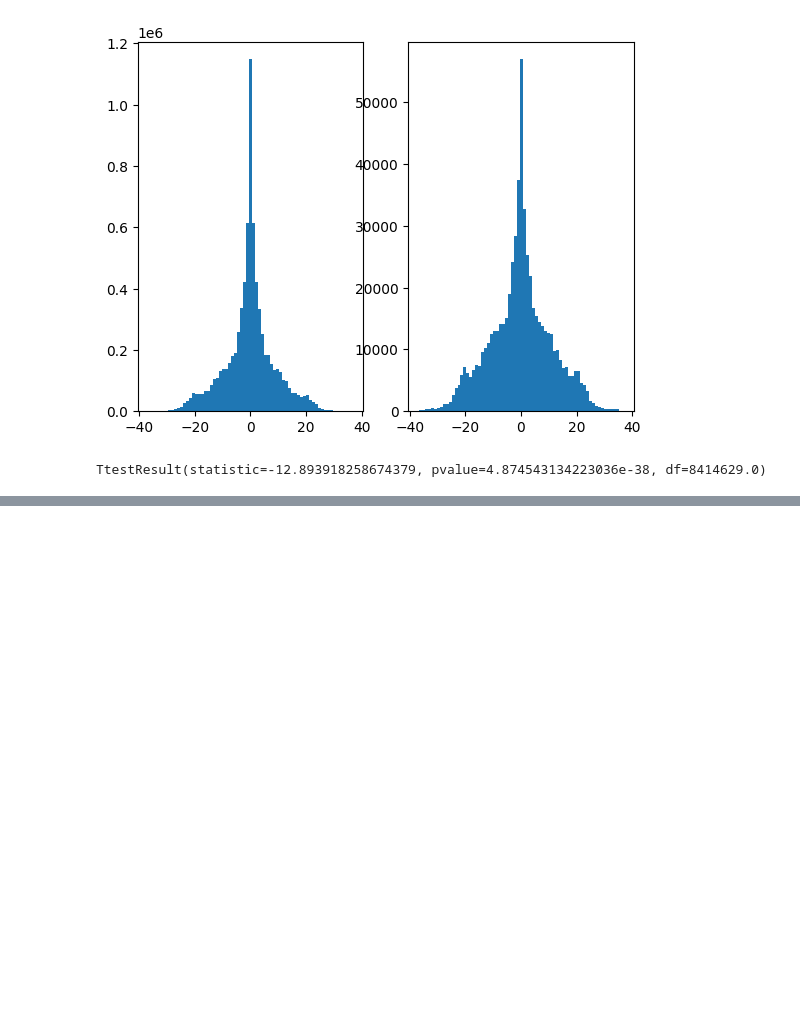
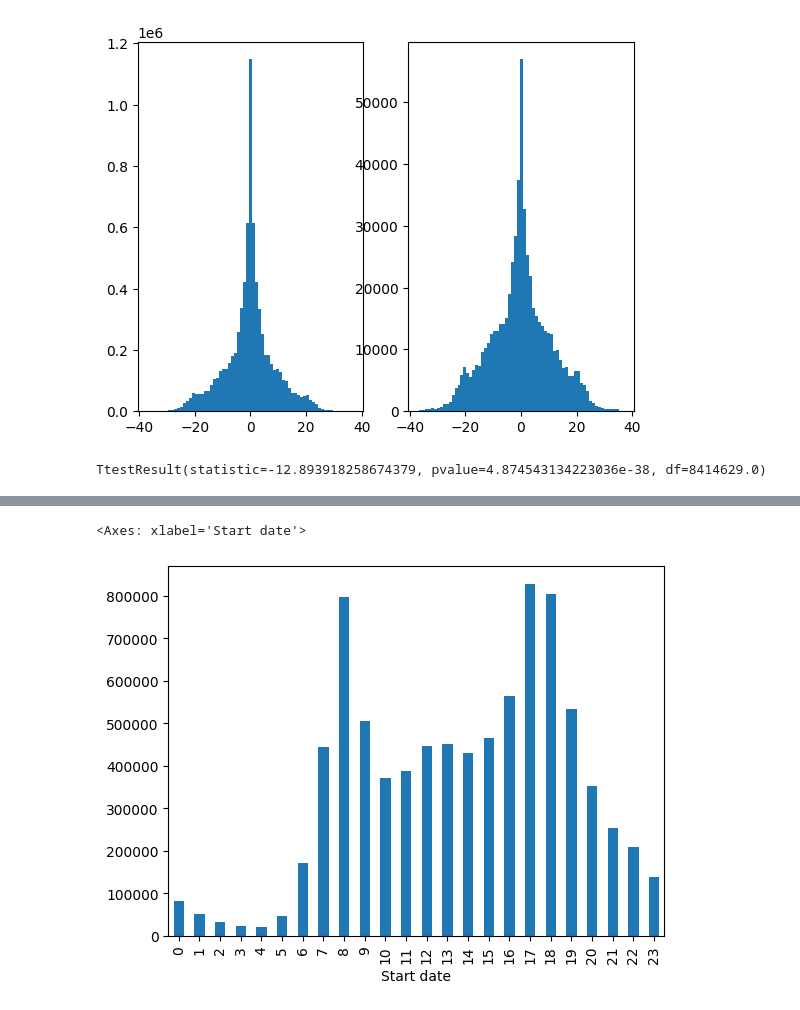
Before and after one commit to sokimura39/QM_Report, a Jupyter notebook: analysis.ipynb, the cells around one changed output, grey strips where cells are left out. Saved outputs shown, nothing was run; the diff lists cells and outputs as text; code cells hidden in the pictures; blank space fills up the shorter version.

```diff
--- a/analysis.ipynb
+++ b/analysis.ipynb
@@ -204,0 +276,5 @@ TtestResult(statistic=-12.893918258674379, pvalue=4.874543134223036e-38, df=8414
+# %%
+journeys_gdf.groupby(journeys_gdf['Start date'].dt.hour).Number.count().plot(kind = 'bar')
+# %% [output]
+<Axes: xlabel='Start date'>
+[figure, added]
```
Also changed, not shown: parts of 13 cells of this notebook, 2 other files.
